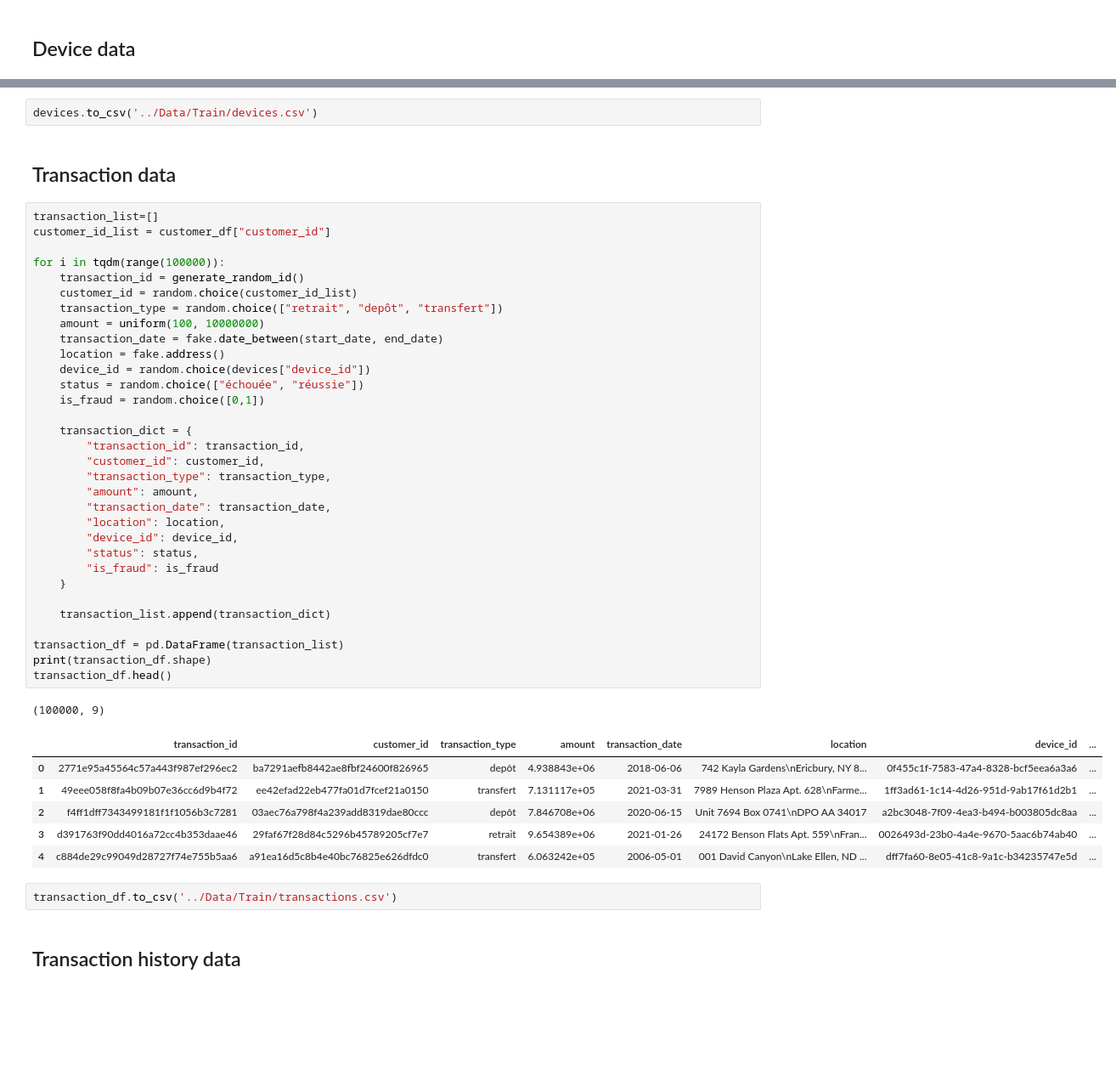
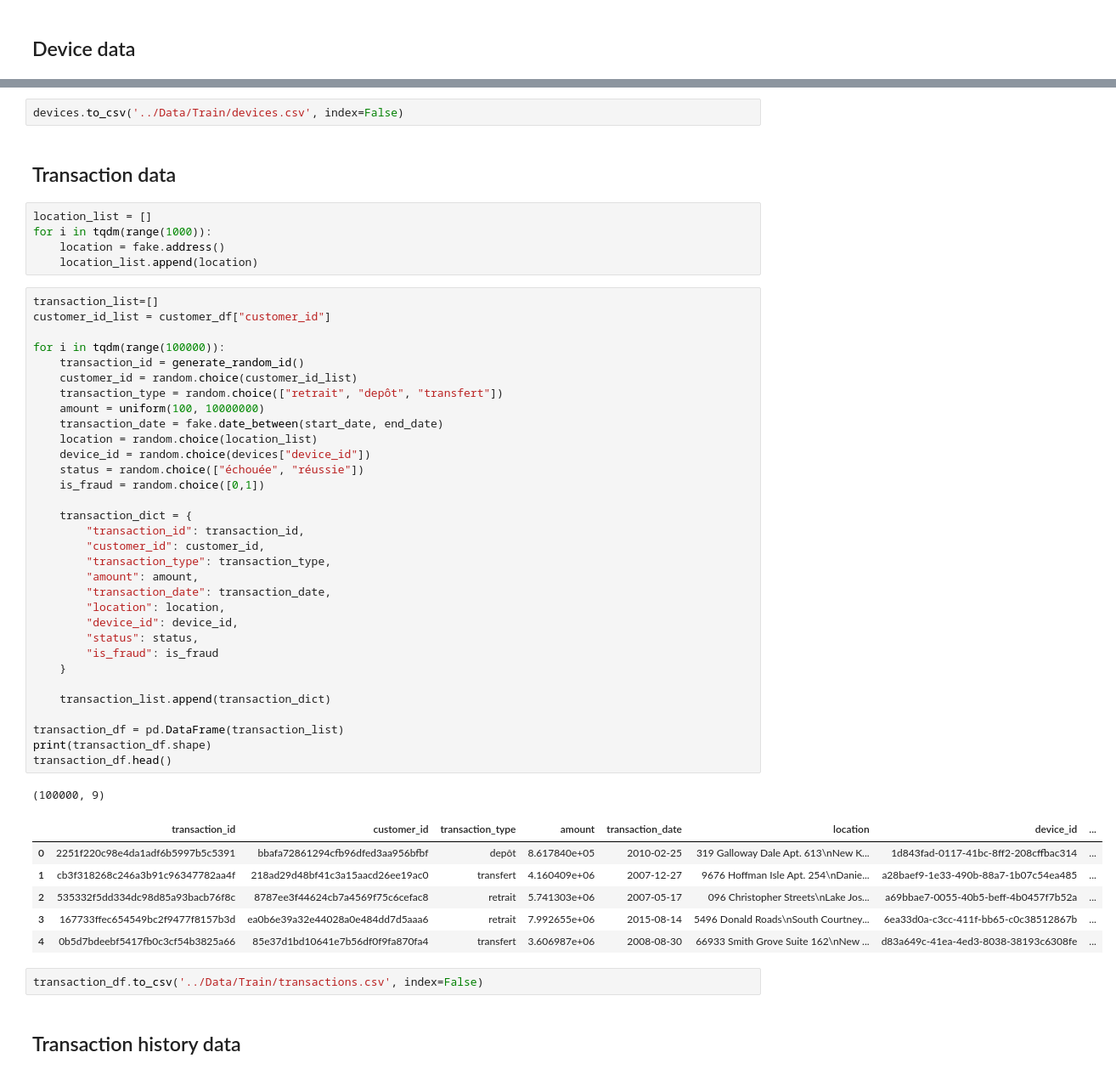
Before and after one commit to Anaaurelle237/AI_Summer_projet_8, a Jupyter notebook: notebooks/create_table.ipynb, the cells around one changed output, grey strips where cells are left out. Shown at 85% size. Cells and saved outputs as stored; diff of their text form; blank space fills up the shorter version.

```diff
--- a/notebooks/create_table.ipynb
+++ b/notebooks/create_table.ipynb
@@ -187,8 +187,13 @@ devices
 100000 rows × 6 columns
 # %%
-devices.to_csv('../Data/Train/devices.csv')
+devices.to_csv('../Data/Train/devices.csv', index=False)
 # %% [markdown]
 ## Transaction data
+# %%
+location_list = []
+for i in tqdm(range(1000)):
+    location = fake.address()
+    location_list.append(location)
 # %%
 transaction_list=[]
 customer_id_list = customer_df["customer_id"]
@@ -196,41 +201,41 @@ customer_id_list = customer_df["customer_id"]
 for i in tqdm(range(100000)):
     transaction_id = generate_random_id()
     customer_id = random.choice(customer_id_list)
     transaction_type = random.choice(["retrait", "depôt", "transfert"])
     amount = uniform(100, 10000000)
     transaction_date = fake.date_between(start_date, end_date)
-    location = fake.address()
+    location = random.choice(location_list)
     device_id = random.choice(devices["device_id"])
     status = random.choice(["échouée", "réussie"])
     is_fraud = random.choice([0,1])
 
     transaction_dict = {
         "transaction_id": transaction_id,
         "customer_id": customer_id,
         "transaction_type": transaction_type,
         "amount": amount,
         "transaction_date": transaction_date,
         "location": location,
         "device_id": device_id,
         "status": status,
         "is_fraud": is_fraud
     }
 
     transaction_list.append(transaction_dict)
 
 transaction_df = pd.DataFrame(transaction_list)
 print(transaction_df.shape)
 transaction_df.head()
 # %% [output]
 (100000, 9)
 |  | transaction_id | customer_id | transaction_type | amount | transaction_date | location | device_id | ... |
-| 0 | 2771e95a45564c57a443f987ef296ec2 | ba7291aefb8442ae8fbf24600f826965 | depôt | 4.938843e+06 | 2018-06-06 | 742 Kayla Gardens\nEricbury, NY 8... | 0f455c1f-7583-47a4-8328-bcf5eea6a3a6 | ... |
-| 1 | 49eee058f8fa4b09b07e36cc6d9b4f72 | ee42efad22eb477fa01d7fcef21a0150 | transfert | 7.131117e+05 | 2021-03-31 | 7989 Henson Plaza Apt. 628\nFarme... | 1ff3ad61-1c14-4d26-951d-9ab17f61d2b1 | ... |
-| 2 | f4ff1dff7343499181f1f1056b3c7281 | 03aec76a798f4a239add8319dae80ccc | depôt | 7.846708e+06 | 2020-06-15 | Unit 7694 Box 0741\nDPO AA 34017 | a2bc3048-7f09-4ea3-b494-b003805dc8aa | ... |
-| 3 | d391763f90dd4016a72cc4b353daae46 | 29faf67f28d84c5296b45789205cf7e7 | retrait | 9.654389e+06 | 2021-01-26 | 24172 Benson Flats Apt. 559\nFran... | 0026493d-23b0-4a4e-9670-5aac6b74ab40 | ... |
-| 4 | c884de29c99049d28727f74e755b5aa6 | a91ea16d5c8b4e40bc76825e626dfdc0 | transfert | 6.063242e+05 | 2006-05-01 | 001 David Canyon\nLake Ellen, ND ... | dff7fa60-8e05-41c8-9a1c-b34235747e5d | ... |
+| 0 | 2251f220c98e4da1adf6b5997b5c5391 | bbafa72861294cfb96dfed3aa956bfbf | depôt | 8.617840e+05 | 2010-02-25 | 319 Galloway Dale Apt. 613\nNew K... | 1d843fad-0117-41bc-8ff2-208cffbac314 | ... |
+| 1 | cb3f318268c246a3b91c96347782aa4f | 218ad29d48bf41c3a15aacd26ee19ac0 | transfert | 4.160409e+06 | 2007-12-27 | 9676 Hoffman Isle Apt. 254\nDanie... | a28baef9-1e33-490b-88a7-1b07c54ea485 | ... |
+| 2 | 535332f5dd334dc98d85a93bacb76f8c | 8787ee3f44624cb7a4569f75c6cefac8 | retrait | 5.741303e+06 | 2007-05-17 | 096 Christopher Streets\nLake Jos... | a69bbae7-0055-40b5-beff-4b0457f7b52a | ... |
+| 3 | 167733ffec654549bc2f9477f8157b3d | ea0b6e39a32e44028a0e484dd7d5aaa6 | retrait | 7.992655e+06 | 2015-08-14 | 5496 Donald Roads\nSouth Courtney... | 6ea33d0a-c3cc-411f-bb65-c0c38512867b | ... |
+| 4 | 0b5d7bdeebf5417fb0c3cf54b3825a66 | 85e37d1bd10641e7b56df0f9fa870fa4 | transfert | 3.606987e+06 | 2008-08-30 | 66933 Smith Grove Suite 162\nNew ... | d83a649c-41ea-4ed3-8038-38193c6308fe | ... |
 # %%
-transaction_df.to_csv('../Data/Train/transactions.csv')
+transaction_df.to_csv('../Data/Train/transactions.csv', index=False)
 # %% [markdown]
 ## Transaction history data
 # %%
```
Also changed, not shown: parts of 11 cells of this notebook, 3 other files.
